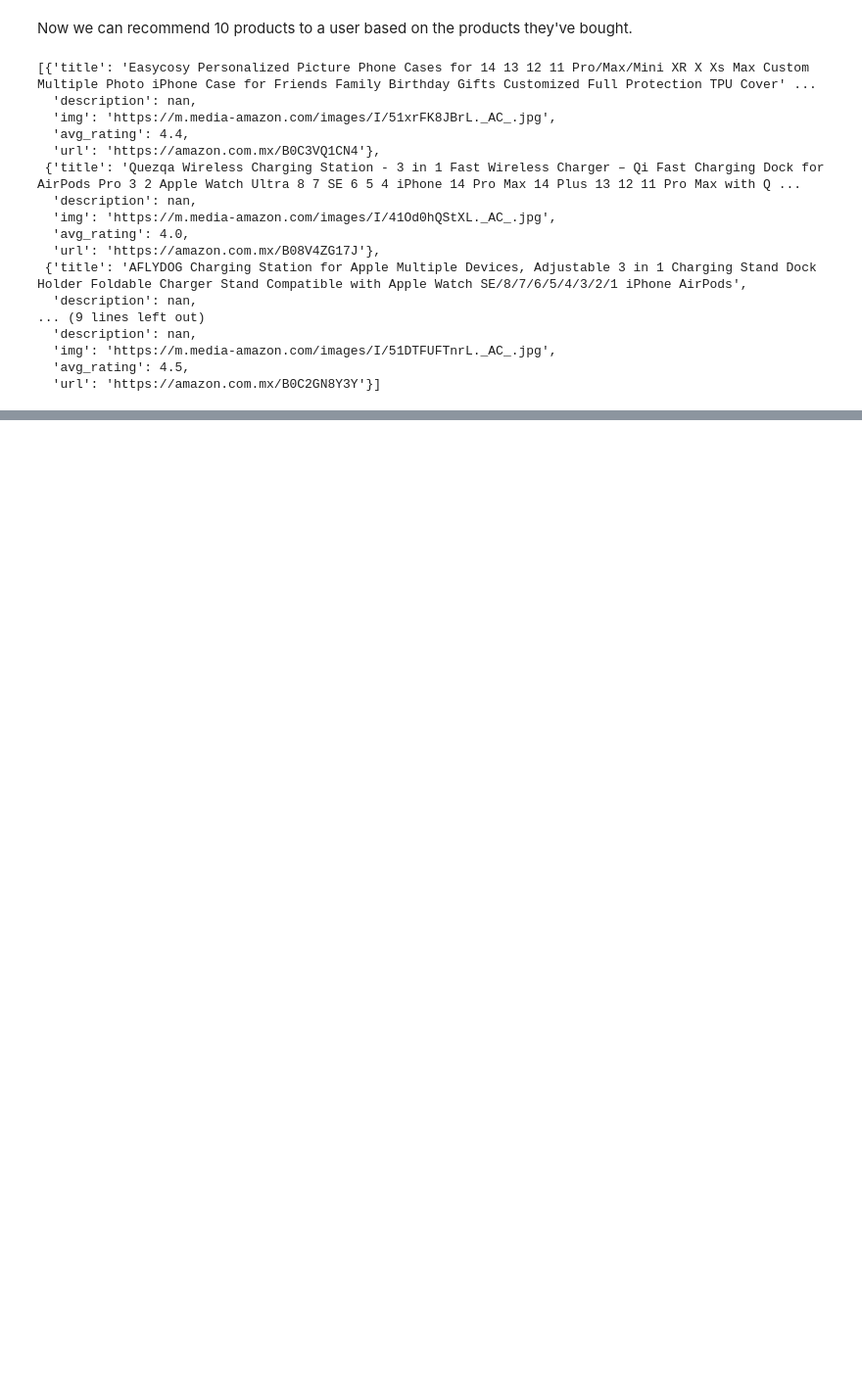
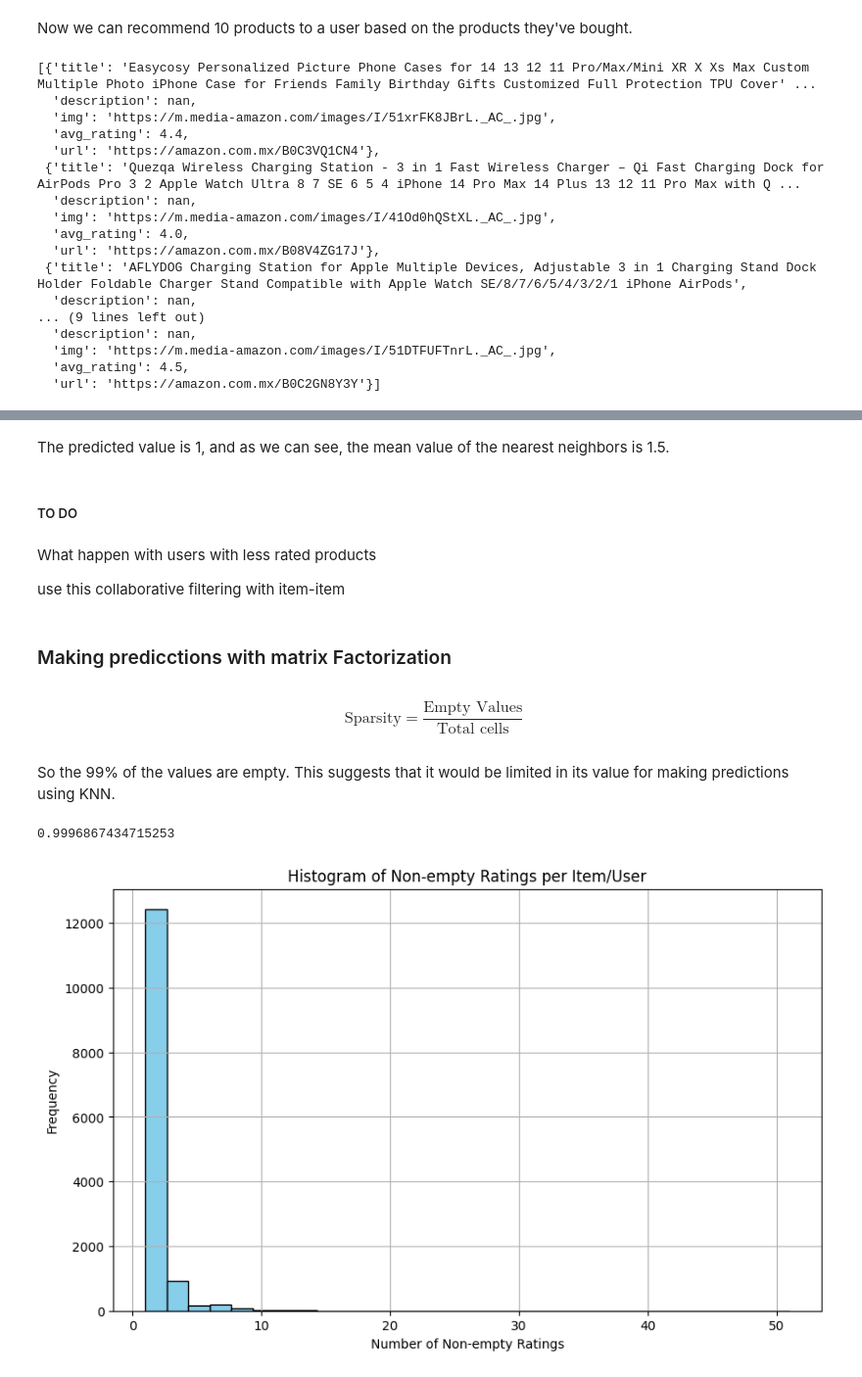
Before and after one commit to Aleksei115/Recommender-Engines, a Jupyter notebook: main.ipynb, the cells around one changed output, grey strips where cells are left out. Shown: that part at 98% size. Saved outputs shown, nothing was run; the diff lists cells and outputs as text; code cells hidden in the pictures; blank space fills up the shorter version.

```diff
--- a/main.ipynb
+++ b/main.ipynb
@@ -386,0 +412,4 @@ return_array_user_profile
+# %%
+start_time = time.time()
+reviews_df = pd.read_csv('./reviews_cleaned.csv')
+reviews_df.head(5)
@@ -386,0 +557,19 @@ return_array_user_profile
+# %%
+#Now we have our pivot table with the index as the users and the columns as the products, the values are the ratings
+filtered_df_reviews_pivot = filtered_df_reviews.pivot(values='rating',index='id_user',columns='id_product')
+
+user_ratings_table = filtered_df_reviews_pivot
+
+#Centered values around 0
+avg_ratings = filtered_df_reviews_pivot.mean(axis=1)
+user_ratings_pivot = filtered_df_reviews_pivot.sub(avg_ratings, axis=0)
+
+#Fill missing values
+user_ratings_pivot.fillna(0,inplace=True)
+
+
+#Calculate cosine similarity to all products
+similarities_user = cosine_similarity(user_ratings_pivot)
+
+cosine_similarity_df_user = pd.DataFrame(similarities_user,index=user_ratings_pivot.index,columns=user_ratings_pivot.index)
+cosine_similarity_df_user.head()
@@ -386,0 +677,43 @@ return_array_user_profile
+# %% [markdown]
+The predicted value is 1, and as we can see, the mean value of the nearest neighbors is 1.5.
+# %% [markdown]
+##### TO DO
+# %% [markdown]
+What happen with users with less rated products
+
+use this collaborative filtering with item-item
+# %% [markdown]
+### Making predicctions with matrix Factorization
+# %% [markdown]
+$$
+\text{Sparsity} = \frac{\text{Empty Values}}{\text{Total cells}}
+$$
+# %% [markdown]
+So the 99% of the values are empty. This suggests that it would be limited in its value for making predictions using KNN.
+# %%
+number_of_empty = user_ratings_table.isnull().values.sum()
+total_number = user_ratings_table.size
+sparsity = number_of_empty / total_number
+print(sparsity)
+# %% [output]
+0.9996867434715253
+# %%
+# Count the occupied cells per column
+occupied_count = user_ratings_table.notnull().sum()
+
+
+# Sort the resulting series from low to high
+sorted_occupied_count = occupied_count.sort_values()
+
+
+
+# Plot histogram
+plt.figure(figsize=(10, 6))
+plt.hist(sorted_occupied_count, bins=30, color='skyblue', edgecolor='black')
+plt.title('Histogram of Non-empty Ratings per Item/User')
+plt.xlabel('Number of Non-empty Ratings')
+plt.ylabel('Frequency')
+plt.grid(True)
+plt.show()
+# %% [output]
+[figure, added]
```
Also changed, not shown: parts of 57 cells of this notebook, 2 other files.
